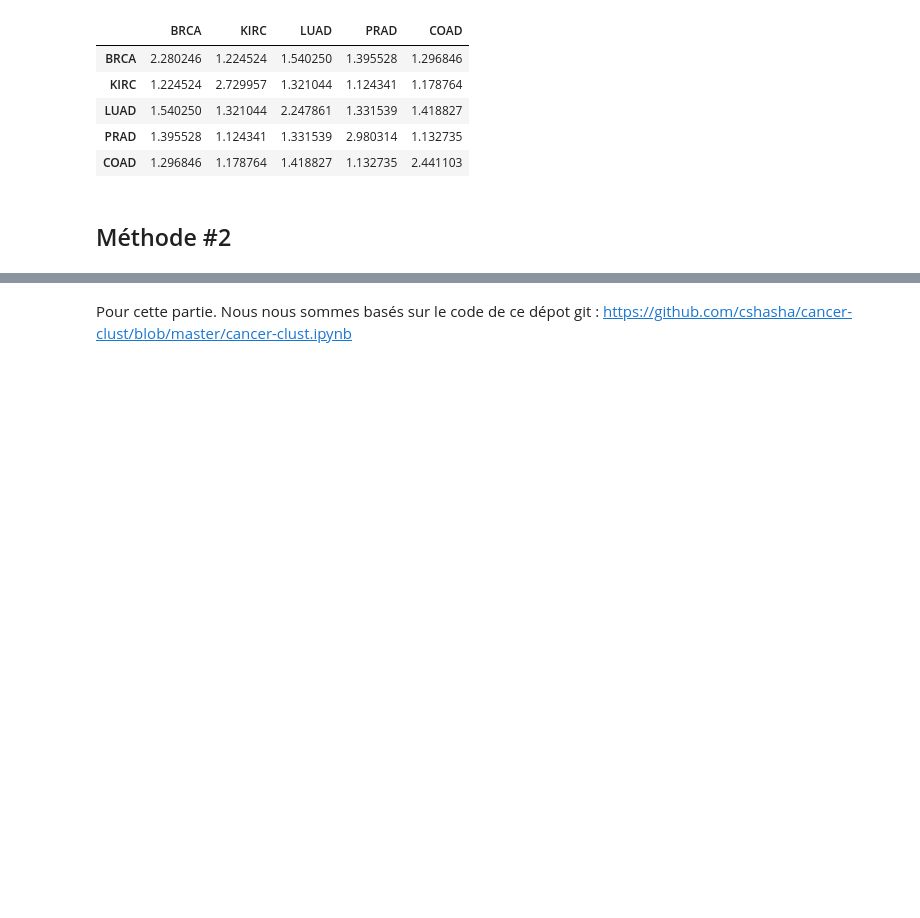
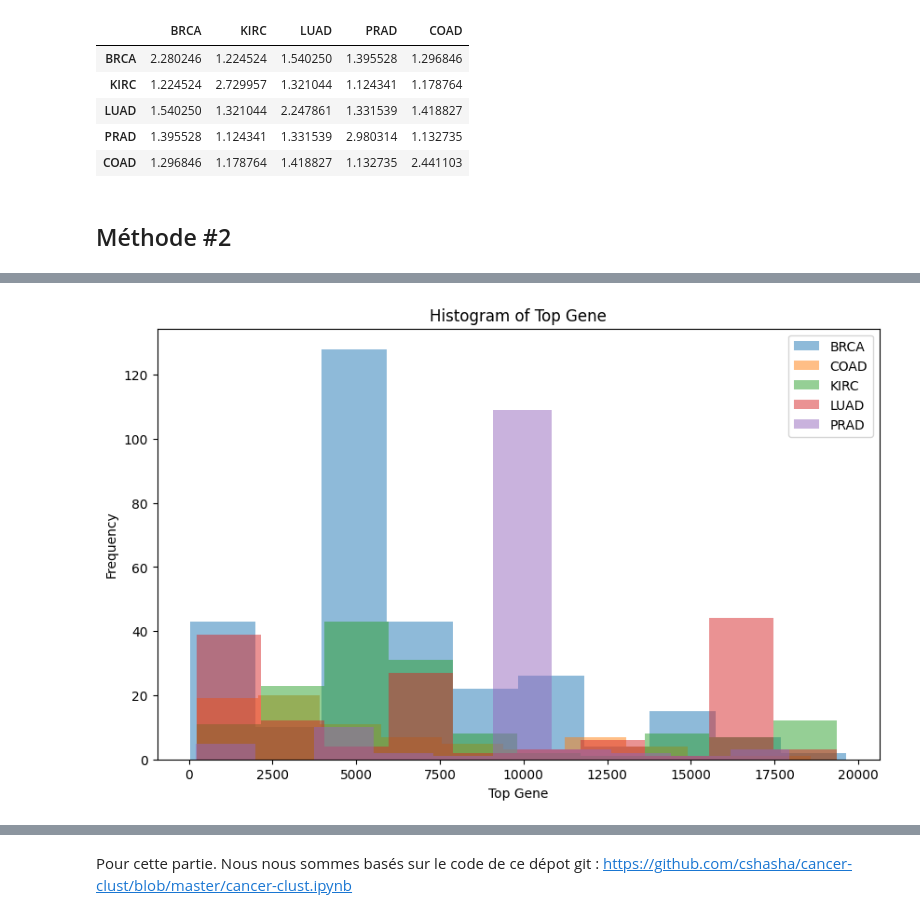
Before and after one commit to KHALOUIoussama/TP1_sciences_donnees, a Jupyter notebook: notebook.ipynb, the cells around one changed output, grey strips where cells are left out. Drawn from its saved outputs; the diff is of its cells as text; code cells hidden in the pictures; blank space fills up the shorter version.

```diff
--- a/notebook.ipynb
+++ b/notebook.ipynb
@@ -327,3 +340,20 @@ func_overlap_dict('euclidienne')
 | COAD | 1.296846 | 1.178764 | 1.418827 | 1.132735 | 2.441103 |
 # %% [markdown]
 ## Méthode #2
+# %%
+# Supposons que df soit votre DataFrame
+# Sélectionnez uniquement les colonnes de gènes (à partir de la colonne 'gene_0')
+gene_columns = merged_df.columns[1:]
+
+# Obtenez les noms des deux gènes les plus représentés pour chaque ligne
+top_genes = merged_df[gene_columns].apply(lambda row: row.nlargest(2).index.tolist(), axis=1)
+
+# Créez un nouveau DataFrame avec les informations nécessaires
+result_df = pd.DataFrame({
+    'class': merged_df['Class'],
+    'top_gene_1': top_genes.str[0].str.split('_').str[1].astype(int),
+    'top_gene_2': top_genes.str[1].str.split('_').str[1].astype(int)
+})
+
+# Affichez le résultat
+result_df
@@ -329,0 +376,19 @@ func_overlap_dict('euclidienne')
+# %%
+# Create a figure and axis object
+fig, ax = plt.subplots(figsize=(10, 6))
+
+# Loop through unique classes and plot histograms for the top gene
+for class_name, group in result_df.groupby('class'):
+    ax.hist(group['top_gene_1'], bins=10, alpha = 0.5, label=class_name)
+
+ax.set_xlabel('Top Gene')
+ax.set_ylabel('Frequency')
+ax.set_title('Histogram of Top Gene')
+
+# Add a legend
+ax.legend()
+
+# Show the plot
+plt.show()
+# %% [output]
+[figure, added]
```
Also changed, not shown: parts of 21 cells of this notebook.
